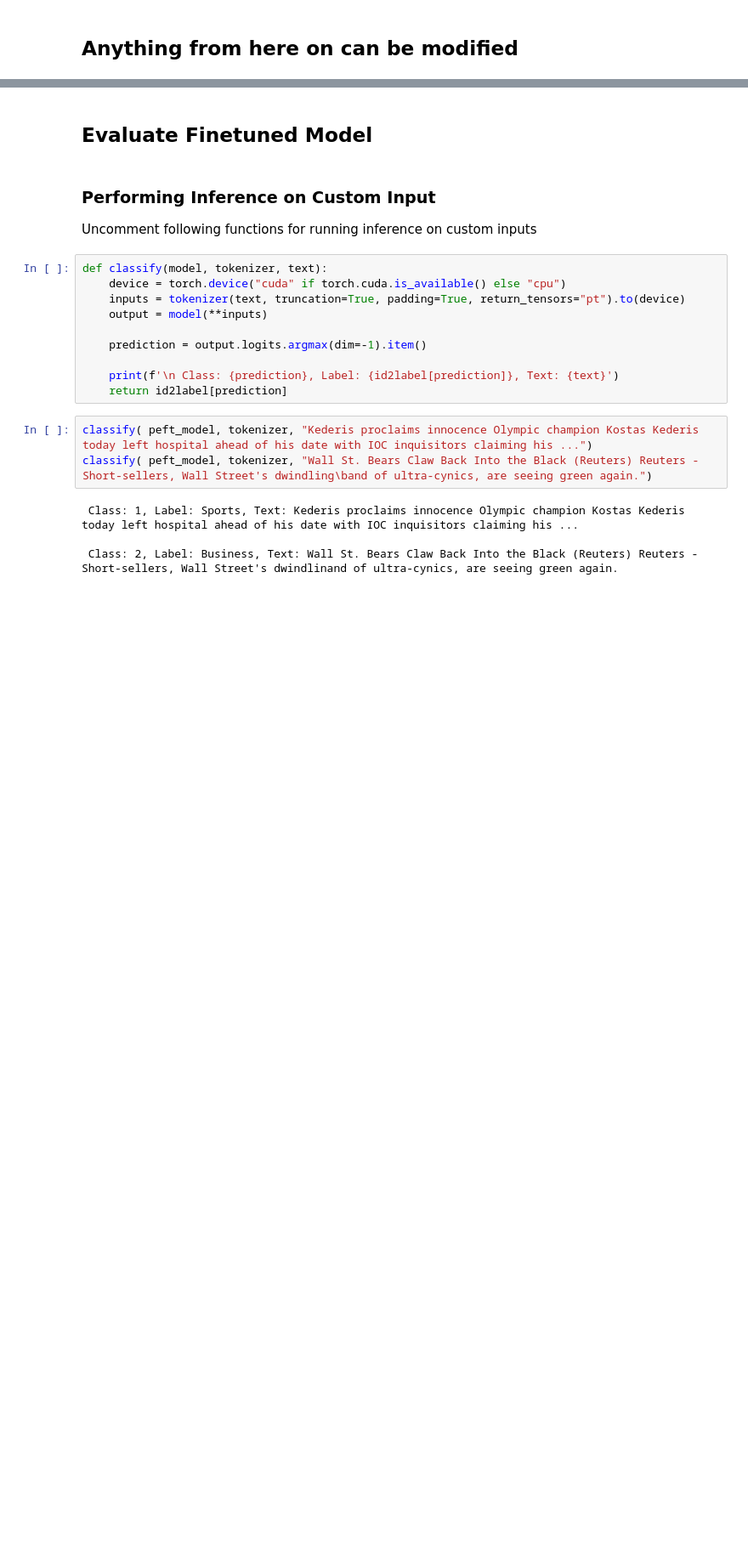
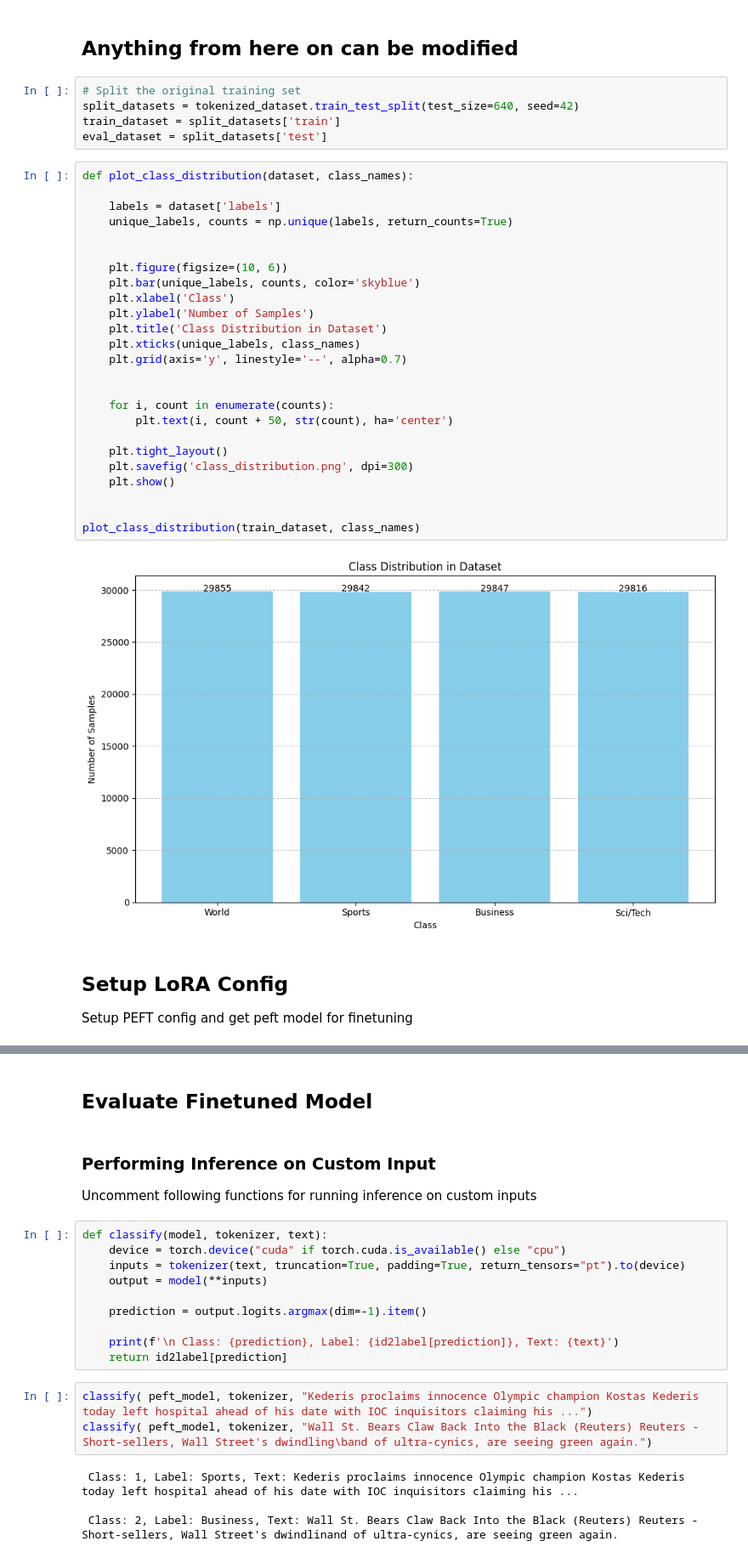
Before and after one commit to anushkagarg-30/RoBerta-AGNews, a Jupyter notebook: Submissions/Final-Submission 8/Submission 8.ipynb, the cells around one changed output, grey strips where cells are left out. Shown at 85% size. Cells and saved outputs as stored; diff of their text form; blank space fills up the shorter version.

```diff
--- a/Submissions/Final-Submission 8/Submission 8.ipynb
+++ b/Submissions/Final-Submission 8/Submission 8.ipynb
@@ -199,2 +167,38 @@ No label_names provided for model class `PeftModelForSequenceClassification`. Si
 # %% [markdown]
 ## Anything from here on can be modified
+# %%
+# Split the original training set
+split_datasets = tokenized_dataset.train_test_split(test_size=640, seed=42)
+train_dataset = split_datasets['train']
+eval_dataset = split_datasets['test']
+# %%
+def plot_class_distribution(dataset, class_names):
+
+    labels = dataset['labels']
+    unique_labels, counts = np.unique(labels, return_counts=True)
+
+
+    plt.figure(figsize=(10, 6))
+    plt.bar(unique_labels, counts, color='skyblue')
+    plt.xlabel('Class')
+    plt.ylabel('Number of Samples')
+    plt.title('Class Distribution in Dataset')
+    plt.xticks(unique_labels, class_names)
+    plt.grid(axis='y', linestyle='--', alpha=0.7)
+
+
+    for i, count in enumerate(counts):
+        plt.text(i, count + 50, str(count), ha='center')
+
+    plt.tight_layout()
+    plt.savefig('class_distribution.png', dpi=300)
+    plt.show()
+
+
+plot_class_distribution(train_dataset, class_names)
+# %% [output]
+[figure, added]
+# %% [markdown]
+## Setup LoRA Config
+
+Setup PEFT config and get peft model for finetuning
```
Also changed, not shown: parts of 23 cells of this notebook.
